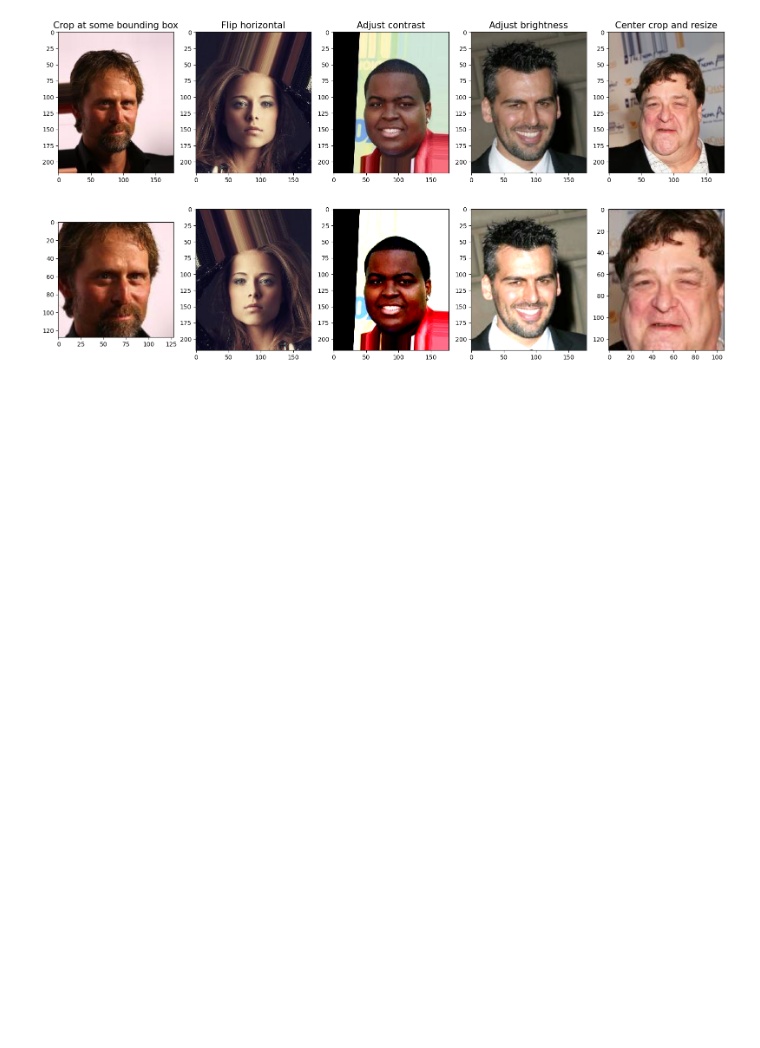
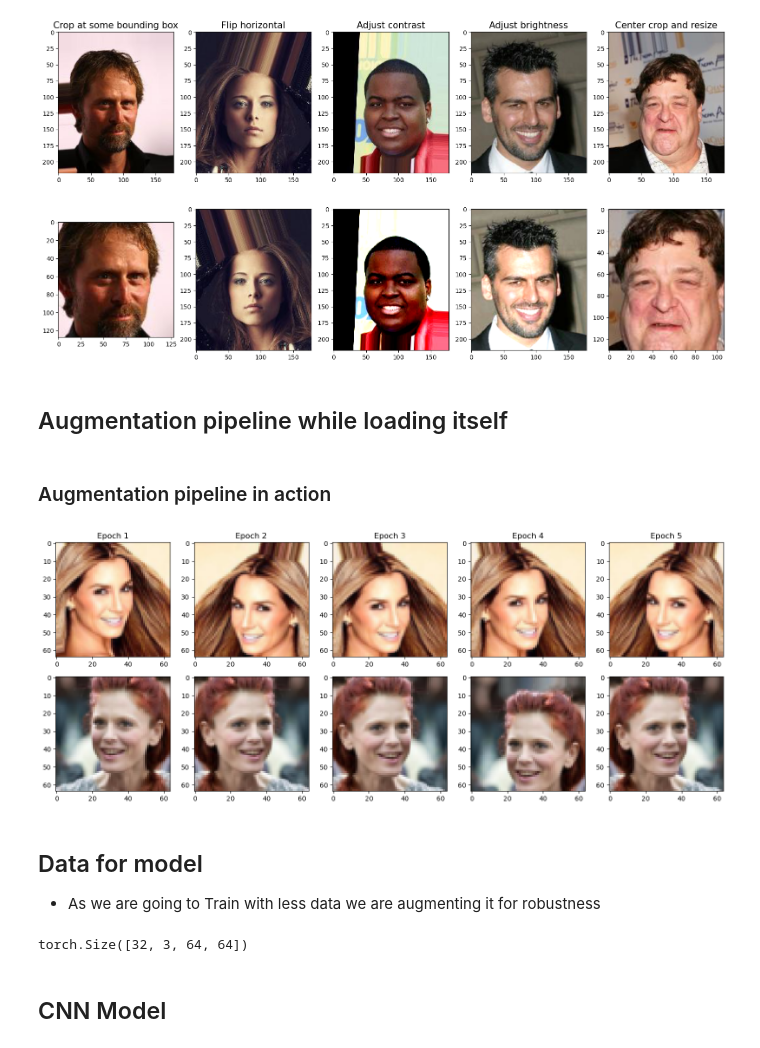
Before and after one commit to hwaseem04/ML-Collections, a Jupyter notebook: CNN/Smile-classification.ipynb, the cells around one changed output. Drawn from its saved outputs; the diff is of its cells as text; code cells hidden in the pictures; blank space fills up the shorter version.

Commit message:
Add CNN based smile classification
Used celebA dataset from torchvision

```diff
--- a/CNN/Smile-classification.ipynb
+++ b/CNN/Smile-classification.ipynb
@@ -92,3 +115,5 @@ plt.imshow(img_center_crop)
 plt.tight_layout()
 # %% [output]
 [figure]
+# %% [markdown]
+## Augmentation pipeline while loading itself
@@ -94,0 +136,46 @@ plt.tight_layout()
+# %%
+celeb_train = CelebA(
+    root = image_path,
+    split = 'train',
+    target_type = 'attr',
+    download = False,
+    transform = transform_train,
+    target_transform = smile
+)
+
+celeb_validation = CelebA(
+    root = image_path,
+    split = 'valid',
+    target_type = 'attr',
+    download = False,
+    transform = transform,
+    target_transform = smile
+)
+celeb_test = CelebA(
+    root = image_path,
+    split = 'test',
+    target_type = 'attr',
+    download = False,
+    transform = transform,
+    target_transform = smile
+)
+# %% [markdown]
+### Augmentation pipeline in action
+# %%
+torch.manual_seed(1)
+batch_size = 2
+data_ = DataLoader(celeb_train, batch_size=batch_size, shuffle=False)
+plt.figure(figsize=(15, 6))
+for i in range(1,6):
+    x_batch, y_batch = next(iter(data_))
+    plt.subplot(2, 5, i)
+    plt.title(f"Epoch {i}")
+    plt.imshow(x_batch[0].permute(1,2,0)) # Permute function is used to reorder the dimensions as per the index
+    plt.subplot(2, 5, i+5)
+    plt.imshow(x_batch[1].permute(1,2,0))
+    plt.tight_layout()
+# %% [output]
+[figure, added]
+# %% [markdown]
+## Data for model
+- As we are going to Train with less data we are augmenting it for robustness
@@ -94,0 +189,6 @@ plt.tight_layout()
+# %%
+next(iter(data))[0].shape
+# %% [output]
+torch.Size([32, 3, 64, 64])
+# %% [markdown]
+## CNN Model
```
Also changed, not shown: parts of 20 cells of this notebook.
